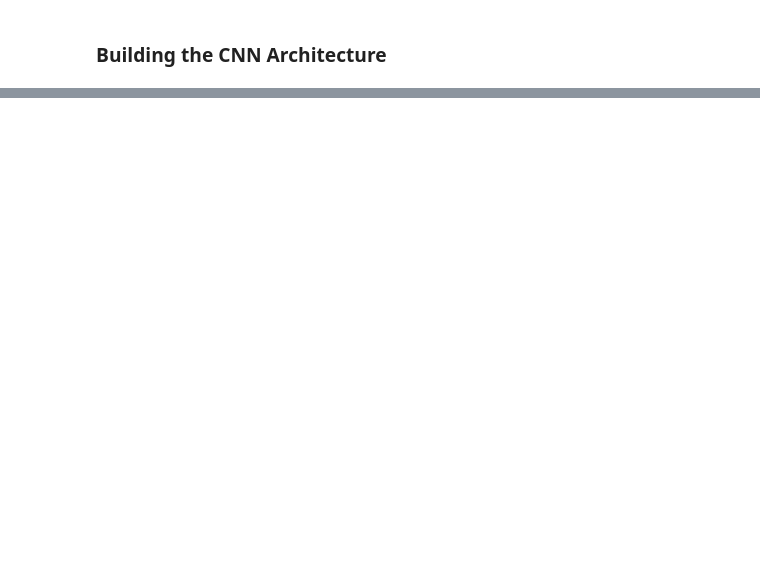
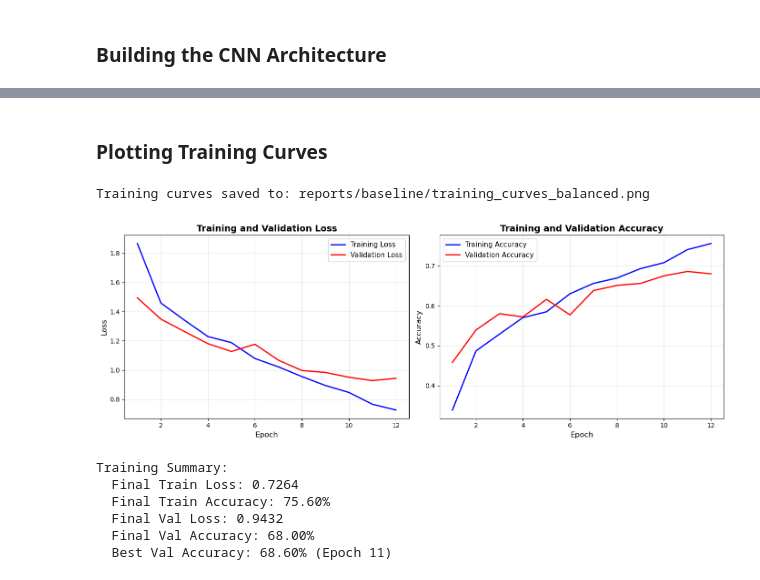
Before and after one commit to TaillessSheep/ARIN-5101-Project, a Jupyter notebook: project.ipynb, the cells around one changed output, grey strips where cells are left out. Drawn from its saved outputs; the diff is of its cells as text; code cells hidden in the pictures; blank space fills up the shorter version.

Commit message:
baseline training and a bit of architecture

```diff
--- a/project.ipynb
+++ b/project.ipynb
@@ -81,9 +233,9 @@ Target value example: 42
 # %%
 import torch.nn as nn
 
-class Cifar100Cnn(nn.Module):
+class BaseCnn(nn.Module):
     def __init__(self):
-        super(Cifar100Cnn, self).__init__()
+        super(BaseCnn, self).__init__()
         self.features = nn.Sequential(
             nn.Conv2d(3, 32, kernel_size=3, padding=1),  # Conv block 1
             nn.ReLU(),
@@ -97,7 +249,7 @@ class Cifar100Cnn(nn.Module):
             nn.Flatten(),
             nn.Linear(64 * 8 * 8, 128),  # assuming input is 32x32 (CIFAR)
             nn.ReLU(),
-            nn.Linear(128, 100)
+            nn.Linear(128, config['num_classes'])  # 10 classes for subset
         )
 
     def forward(self, x):
@@ -105,12 +257,12 @@ class Cifar100Cnn(nn.Module):
         x = self.classifier(x)
         return x
 
-cnn_model = Cifar100Cnn()
-print(cnn_model)
+base_model = BaseCnn()
+print(base_model)
 
 # Print model summary and parameter count
-total_params = sum(p.numel() for p in cnn_model.parameters())
-trainable_params = sum(p.numel() for p in cnn_model.parameters() if p.requires_grad)
+total_params = sum(p.numel() for p in base_model.parameters())
+trainable_params = sum(p.numel() for p in base_model.parameters() if p.requires_grad)
 print(f"\nTotal parameters: {total_params:,}")
 print(f"Trainable parameters: {trainable_params:,}")
 # %% [output]
@@ -135,0 +522,66 @@ Trainable parameters: 556,708
+# %% [markdown]
+### Plotting Training Curves
+# %%
+# Load history if not already loaded
+if 'history_df' not in locals() or history_df is None:
+    subset_name = config['subset_choice']
+    history_file = baseline_reports_dir / f'train_log_{subset_name}.csv'
+    if history_file.exists():
+        history_df = pd.read_csv(history_file)
+        print(f"Loaded training history from {history_file}")
+    else:
+        print(f"No training history available for plotting (looking for {history_file}).")
+        history_df = None
+
+if history_df is not None:
+    # Plot training curves
+    fig, (ax1, ax2) = plt.subplots(1, 2, figsize=(14, 5))
+
+    epochs = history_df['epoch'].values
+
+    # Plot loss curves
+    ax1.plot(epochs, history_df['train_loss'], 'b-', label='Training Loss', linewidth=2)
+    ax1.plot(epochs, history_df['val_loss'], 'r-', label='Validation Loss', linewidth=2)
+    ax1.set_xlabel('Epoch', fontsize=12)
+    ax1.set_ylabel('Loss', fontsize=12)
+    ax1.set_title('Training and Validation Loss', fontsize=14, fontweight='bold')
+    ax1.legend(fontsize=11)
+    ax1.grid(True, alpha=0.3)
+
+    # Plot accuracy curves
+    ax2.plot(epochs, history_df['train_acc'], 'b-', label='Training Accuracy', linewidth=2)
+    ax2.plot(epochs, history_df['val_acc'], 'r-', label='Validation Accuracy', linewidth=2)
+    ax2.set_xlabel('Epoch', fontsize=12)
+    ax2.set_ylabel('Accuracy', fontsize=12)
+    ax2.set_title('Training and Validation Accuracy', fontsize=14, fontweight='bold')
+    ax2.legend(fontsize=11)
+    ax2.grid(True, alpha=0.3)
+
+    plt.tight_layout()
+
+    # Save plot (subset-specific)
+    subset_name = config['subset_choice']
+    plot_path = baseline_reports_dir / f'training_curves_{subset_name}.png'
+    plt.savefig(plot_path, dpi=150, bbox_inches='tight')
+    print(f"Training curves saved to: {plot_path}")
+
+    plt.show()
+
+    # Display summary statistics
+    print("\nTraining Summary:")
+    print(f"  Final Train Loss: {history_df['train_loss'].iloc[-1]:.4f}")
+    print(f"  Final Train Accuracy: {history_df['train_acc'].iloc[-1]:.2%}")
+    print(f"  Final Val Loss: {history_df['val_loss'].iloc[-1]:.4f}")
+    print(f"  Final Val Accuracy: {history_df['val_acc'].iloc[-1]:.2%}")
+    print(f"  Best Val Accuracy: {history_df['val_acc'].max():.2%} (Epoch {history_df.loc[history_df['val_acc'].idxmax(), 'epoch']})")
+else:
+    print("Cannot plot: No training history available.")
+# %% [output]
+Training curves saved to: reports/baseline/training_curves_balanced.png
+[figure, added]
+Training Summary:
+  Final Train Loss: 0.7264
+  Final Train Accuracy: 75.60%
+  Final Val Loss: 0.9432
+  Final Val Accuracy: 68.00%
+  Best Val Accuracy: 68.60% (Epoch 11)
```
Also changed, not shown: parts of 15 cells of this notebook, 7 other files.
